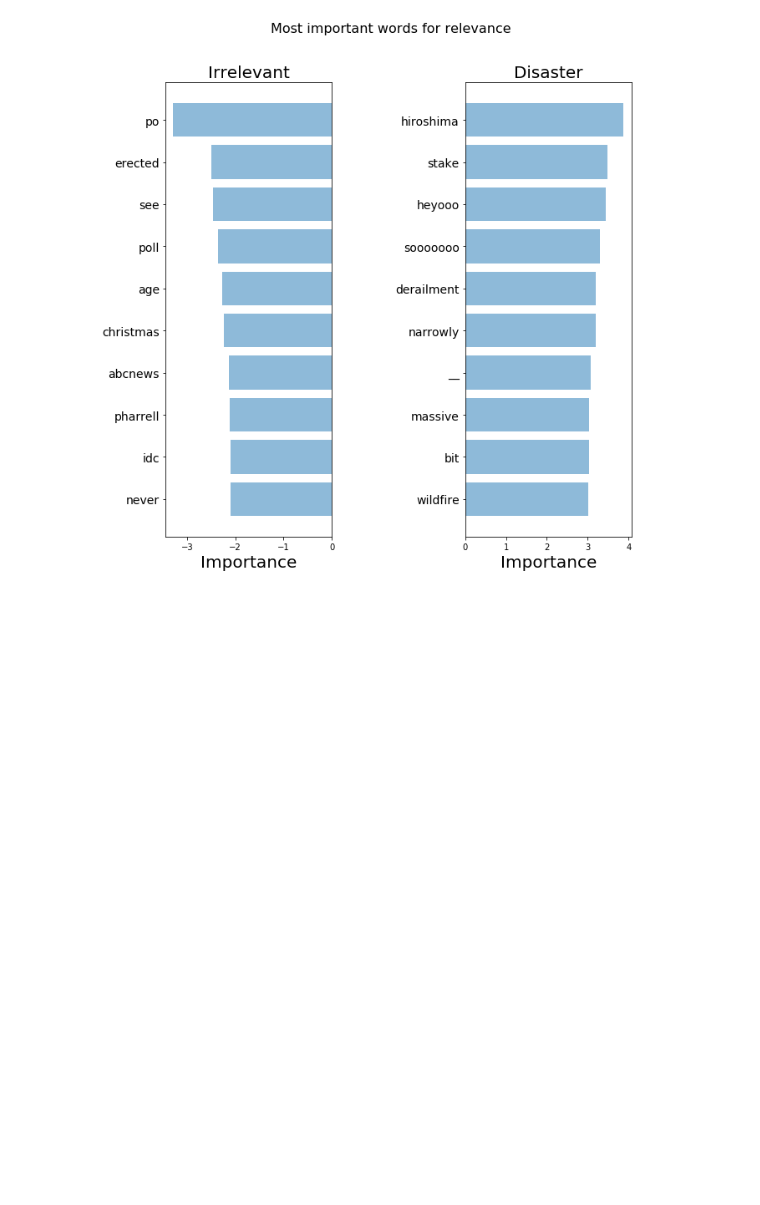
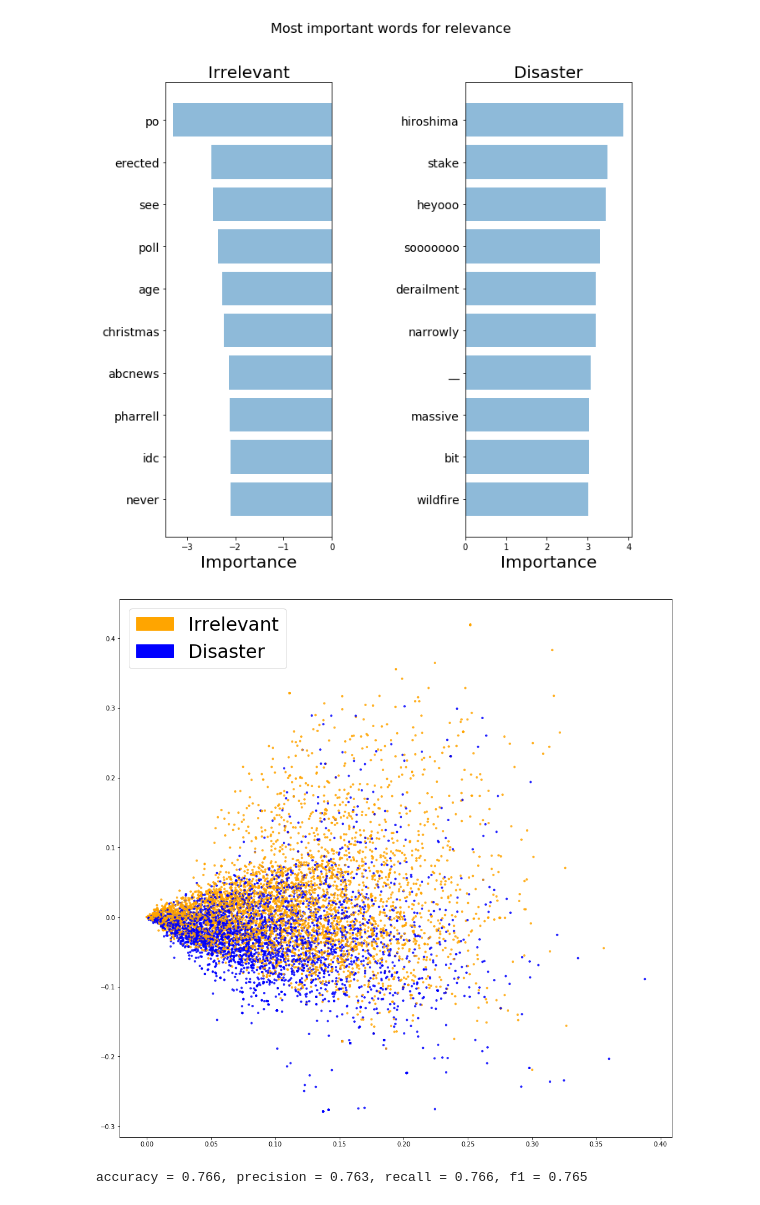
Before and after one commit to 3thzneiz/MyNLPLearn, a Jupyter notebook: 3. concrete_solutions_mostly_nlp_prob/nlp techniques Ref.Emmanuel Ameisen.ipynb, the cells around one changed output. Saved outputs shown, nothing was run; the diff lists cells and outputs as text; code cells hidden in the pictures; blank space fills up the shorter version.

```diff
--- a/3. concrete_solutions_mostly_nlp_prob/nlp techniques Ref.Emmanuel Ameisen.ipynb
+++ b/3. concrete_solutions_mostly_nlp_prob/nlp techniques Ref.Emmanuel Ameisen.ipynb
@@ -271,3 +271,19 @@ bottom_words = [a[1] for a in importance[1]['bottom']]
 plot_important_words(top_scores, top_words, bottom_scores, bottom_words, "Most important words for relevance")
 # %% [output]
 [figure]
+# %%
+def tfidf(data):
+    tfidf_vectorizer = TfidfVectorizer()
+
+    train = tfidf_vectorizer.fit_transform(data)
+
+    return train, tfidf_vectorizer
+
+X_train_tfidf, tfidf_vectorizer = tfidf(X_train)
+X_test_tfidf = tfidf_vectorizer.transform(X_test)
+# %%
+fig = plt.figure(figsize=(16, 16))
+plot_LSA(X_train_tfidf, y_train)
+plt.show()
+# %% [output]
+[figure, added]
@@ -273,0 +296,6 @@ plot_important_words(top_scores, top_words, bottom_scores, bottom_words, "Most i
+# %%
+
+accuracy_tfidf, precision_tfidf, recall_tfidf, f1_tfidf = get_metrics(y_test, y_predicted_tfidf)
+print("accuracy = %.3f, precision = %.3f, recall = %.3f, f1 = %.3f" % (accuracy_tfidf, precision_tfidf, recall_tfidf, f1_tfidf))
+# %% [output]
+accuracy = 0.766, precision = 0.763, recall = 0.766, f1 = 0.765
```
Also changed, not shown: parts of 4 cells of this notebook.
